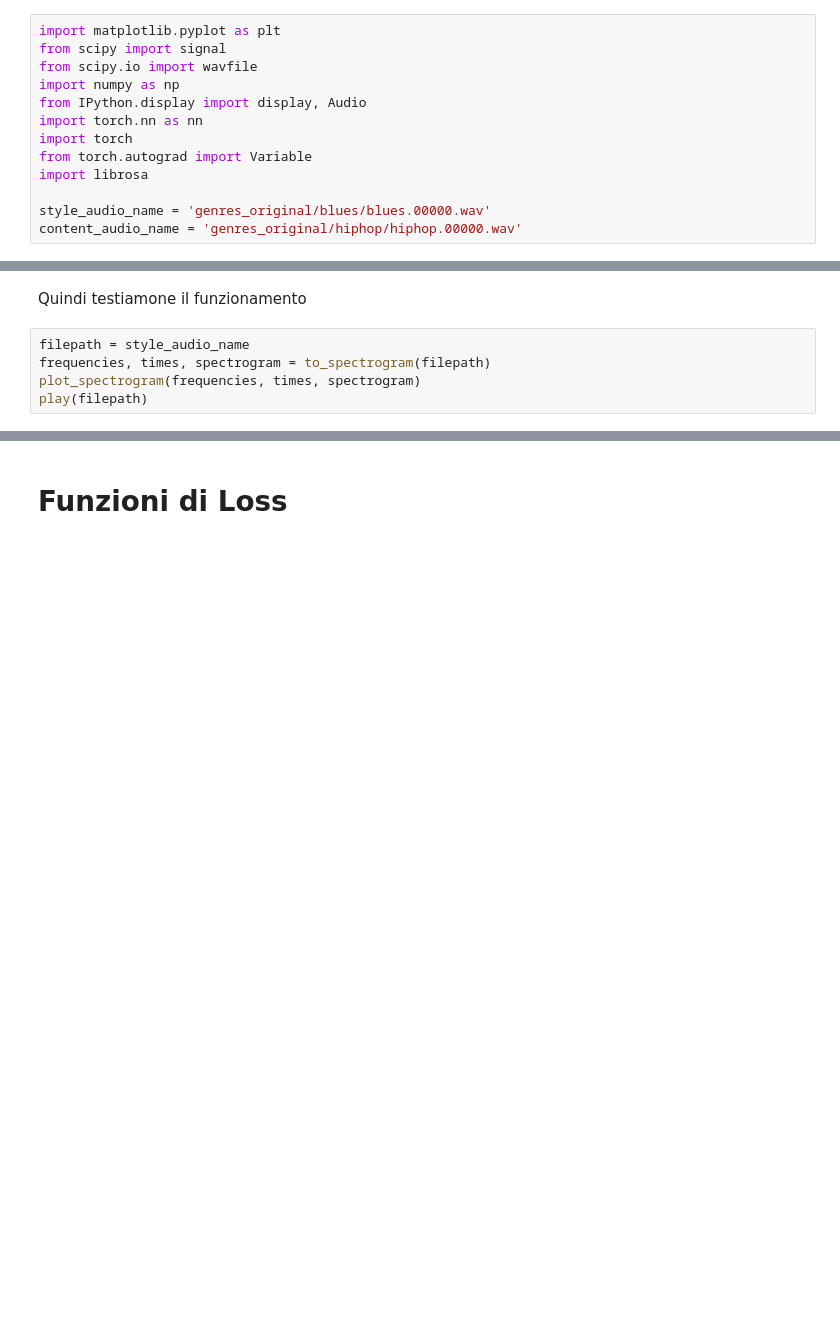
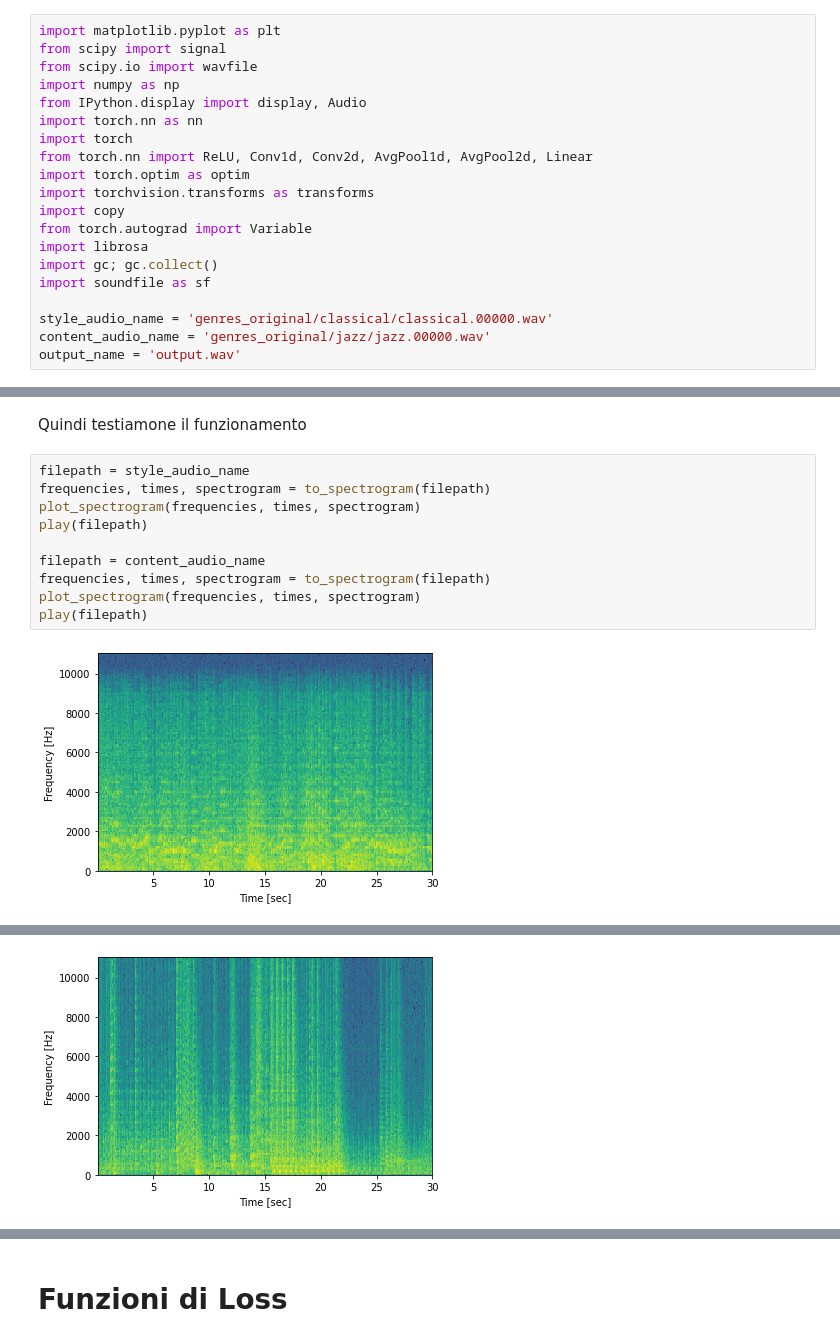
Before and after one commit to lorenzopalaia/Neural-Style-Transfer-and-Genre-Classification, a Jupyter notebook: Progetto_Lab_IA.ipynb, the cells around one changed output, grey strips where cells are left out. Drawn from its saved outputs; the diff is of its cells as text; blank space fills up the shorter version.

```diff
--- a/Progetto_Lab_IA.ipynb
+++ b/Progetto_Lab_IA.ipynb
@@ -53,11 +53,18 @@ import numpy as np
 from IPython.display import display, Audio
 import torch.nn as nn
 import torch
+from torch.nn import ReLU, Conv1d, Conv2d, AvgPool1d, AvgPool2d, Linear
+import torch.optim as optim
+import torchvision.transforms as transforms
+import copy
 from torch.autograd import Variable
 import librosa
+import gc; gc.collect()
+import soundfile as sf
 
-style_audio_name = 'genres_original/blues/blues.00000.wav'
-content_audio_name = 'genres_original/hiphop/hiphop.00000.wav'
+style_audio_name = 'genres_original/classical/classical.00000.wav'
+content_audio_name = 'genres_original/jazz/jazz.00000.wav'
+output_name = 'output.wav'
 # %% [markdown]
 # Utilities
 # %% [markdown]
@@ -85,5 +92,12 @@ Quindi testiamone il funzionamento
 # %%
 filepath = style_audio_name
 frequencies, times, spectrogram = to_spectrogram(filepath)
 plot_spectrogram(frequencies, times, spectrogram)
 play(filepath)
+
+filepath = content_audio_name
+frequencies, times, spectrogram = to_spectrogram(filepath)
+plot_spectrogram(frequencies, times, spectrogram)
+play(filepath)
+# %% [output]
+[figure, added]
@@ -89,0 +105 @@ play(filepath)
+[figure, added]
```
Also changed, not shown: parts of 11 cells of this notebook.
